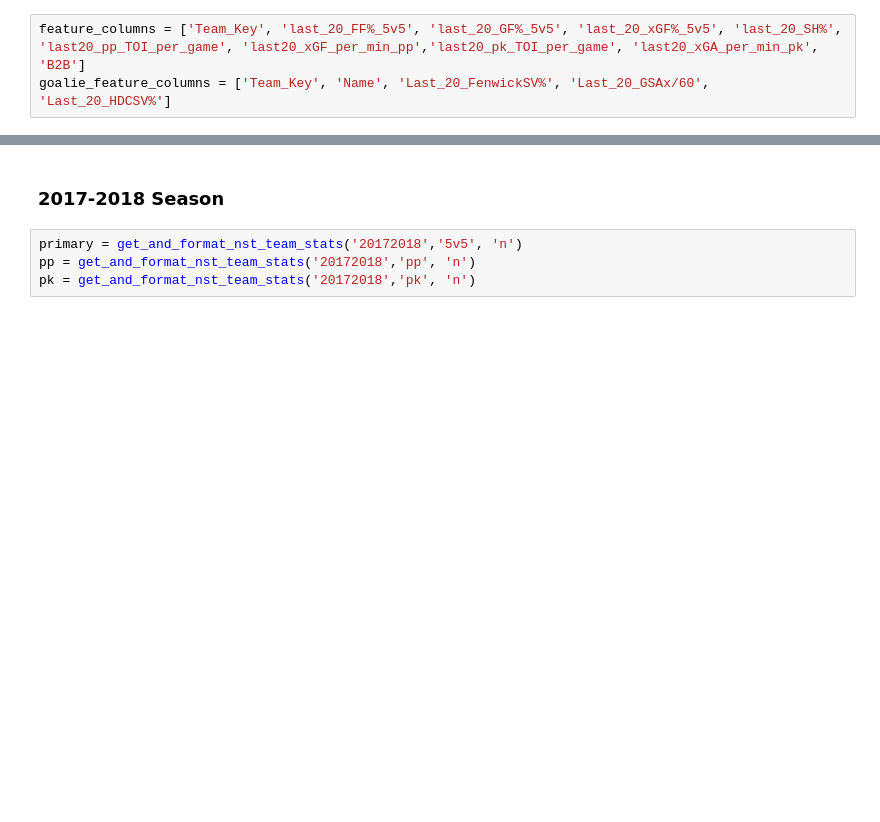
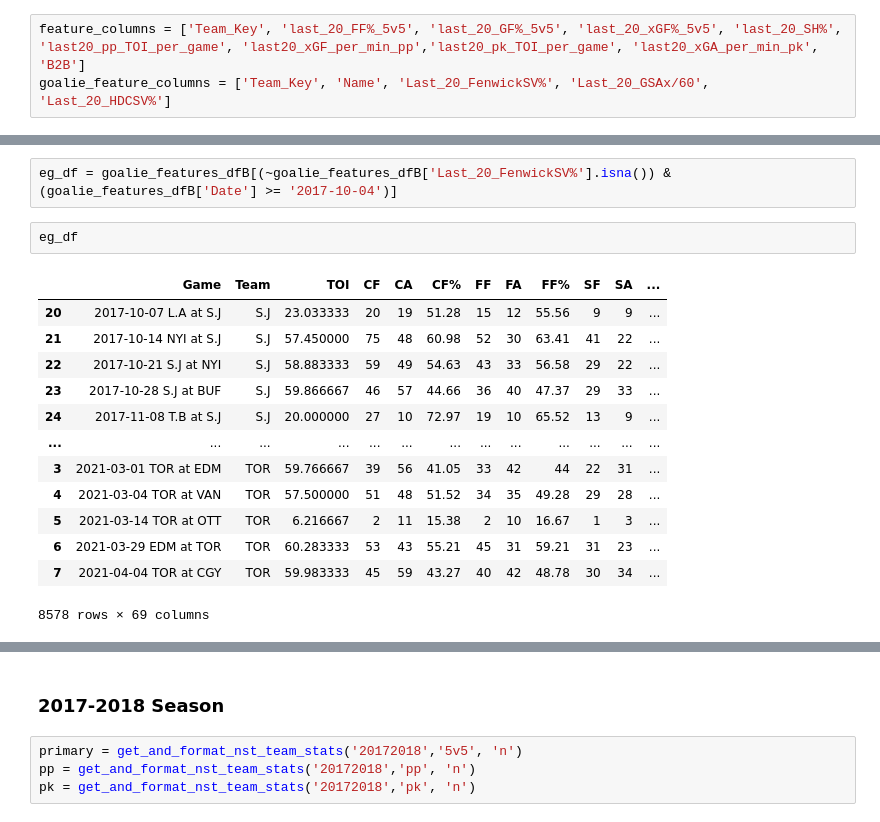
Before and after one commit to gschwaeb/NHL_Game_Prediction, a Jupyter notebook: data_collecting_but_cleaner.ipynb, the cells around one changed output, grey strips where cells are left out. Drawn from its saved outputs; the diff is of its cells as text; blank space fills up the shorter version.

```diff
--- a/data_collecting_but_cleaner.ipynb
+++ b/data_collecting_but_cleaner.ipynb
@@ -255,0 +546,18 @@ goalie_feature_columns = ['Team_Key', 'Name', 'Last_20_FenwickSV%', 'Last_20_GSA
+# %%
+eg_df = goalie_features_dfB[(~goalie_features_dfB['Last_20_FenwickSV%'].isna()) & (goalie_features_dfB['Date'] >= '2017-10-04')]
+# %%
+eg_df
+# %% [output]
+|  | Game | Team | TOI | CF | CA | CF% | FF | FA | FF% | SF | SA | ... |
+| 20 | 2017-10-07 L.A at S.J | S.J | 23.033333 | 20 | 19 | 51.28 | 15 | 12 | 55.56 | 9 | 9 | ... |
+| 21 | 2017-10-14 NYI at S.J | S.J | 57.450000 | 75 | 48 | 60.98 | 52 | 30 | 63.41 | 41 | 22 | ... |
+| 22 | 2017-10-21 S.J at NYI | S.J | 58.883333 | 59 | 49 | 54.63 | 43 | 33 | 56.58 | 29 | 22 | ... |
+| 23 | 2017-10-28 S.J at BUF | S.J | 59.866667 | 46 | 57 | 44.66 | 36 | 40 | 47.37 | 29 | 33 | ... |
+| 24 | 2017-11-08 T.B at S.J | S.J | 20.000000 | 27 | 10 | 72.97 | 19 | 10 | 65.52 | 13 | 9 | ... |
+| ... | ... | ... | ... | ... | ... | ... | ... | ... | ... | ... | ... | ... |
+| 3 | 2021-03-01 TOR at EDM | TOR | 59.766667 | 39 | 56 | 41.05 | 33 | 42 | 44 | 22 | 31 | ... |
+| 4 | 2021-03-04 TOR at VAN | TOR | 57.500000 | 51 | 48 | 51.52 | 34 | 35 | 49.28 | 29 | 28 | ... |
+| 5 | 2021-03-14 TOR at OTT | TOR | 6.216667 | 2 | 11 | 15.38 | 2 | 10 | 16.67 | 1 | 3 | ... |
+| 6 | 2021-03-29 EDM at TOR | TOR | 60.283333 | 53 | 43 | 55.21 | 45 | 31 | 59.21 | 31 | 23 | ... |
+| 7 | 2021-04-04 TOR at CGY | TOR | 59.983333 | 45 | 59 | 43.27 | 40 | 42 | 48.78 | 30 | 34 | ... |
+8578 rows × 69 columns
```
Also changed, not shown: parts of 170 cells of this notebook.
